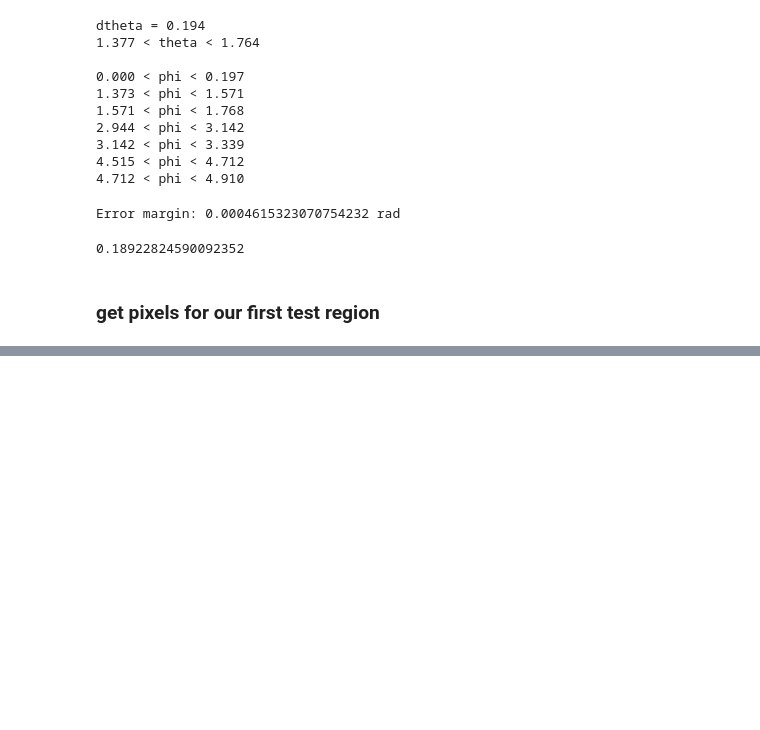
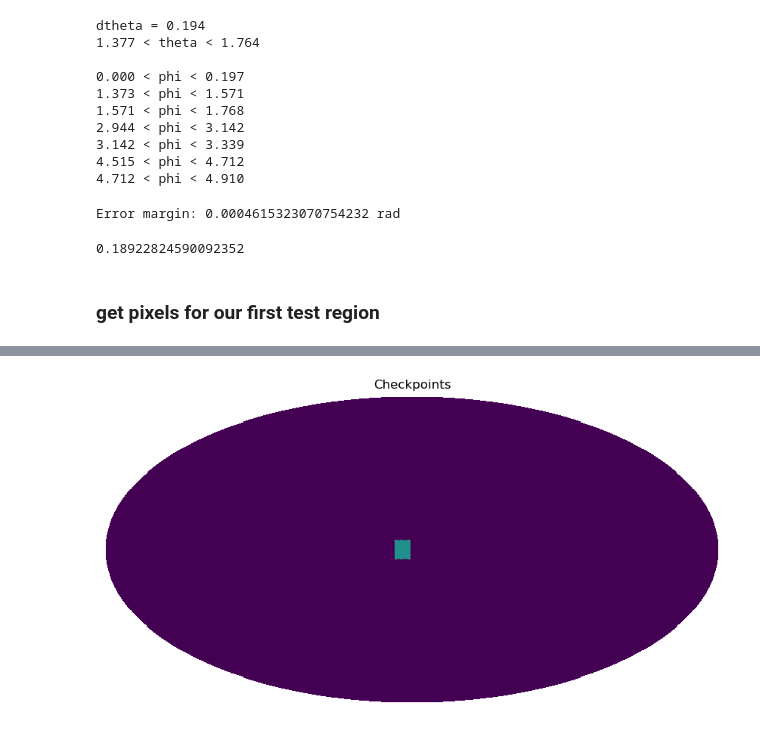
Before and after one commit to aqcheng/illustris_frb, a Jupyter notebook: notebooks/get_good_pixels.ipynb, the cells around one changed output, grey strips where cells are left out. Drawn from its saved outputs; the diff is of its cells as text; code cells hidden in the pictures; blank space fills up the shorter version.

```diff
--- a/notebooks/get_good_pixels.ipynb
+++ b/notebooks/get_good_pixels.ipynb
@@ -213,12 +213,12 @@ sim.boxsize / x
 # %% [markdown]
 ### get pixels for our first test region
 # %%
-theta_min = np.pi/2 - 0.19
-theta_max = np.pi/2 + 0.19
+theta_min = np.pi/2 - 0.09
+theta_max = np.pi/2 + 0.09
 phi_min = 0.01
 phi_max = 0.19
 # %%
-nside = 32
+nside = 128
 r = hp.max_pixrad(nside) #radius of pixel in radians
 # %%
 #get all pixels in this box
@@ -236,0 +252,8 @@ array([5185, 5186, 5187, 5313, 5314, 5441, 5442, 5443, 5569, 5570, 5697,
+# %%
+#testing checkpoints
+pix_arr = np.zeros(hp.nside2npix(nside))
+pix_arr[ pixels ] = 0.5
+pix_arr[[90370, 90894, 105730, 105742]] = 1
+hp.mollview(pix_arr, title="Checkpoints", cbar=False)
+# %% [output]
+[figure, added]
```
Also changed, not shown: parts of 1 cell of this notebook, 2 other files.
